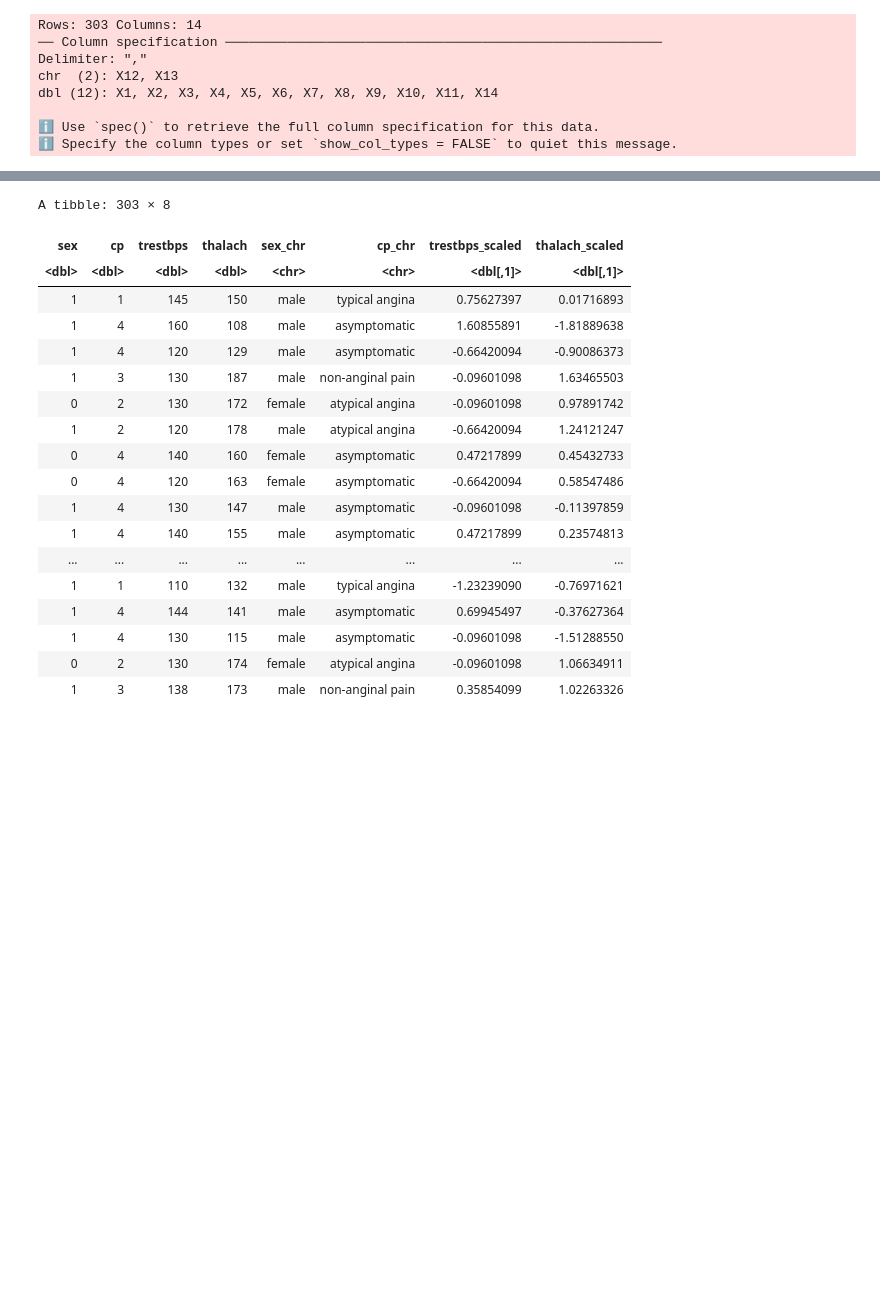
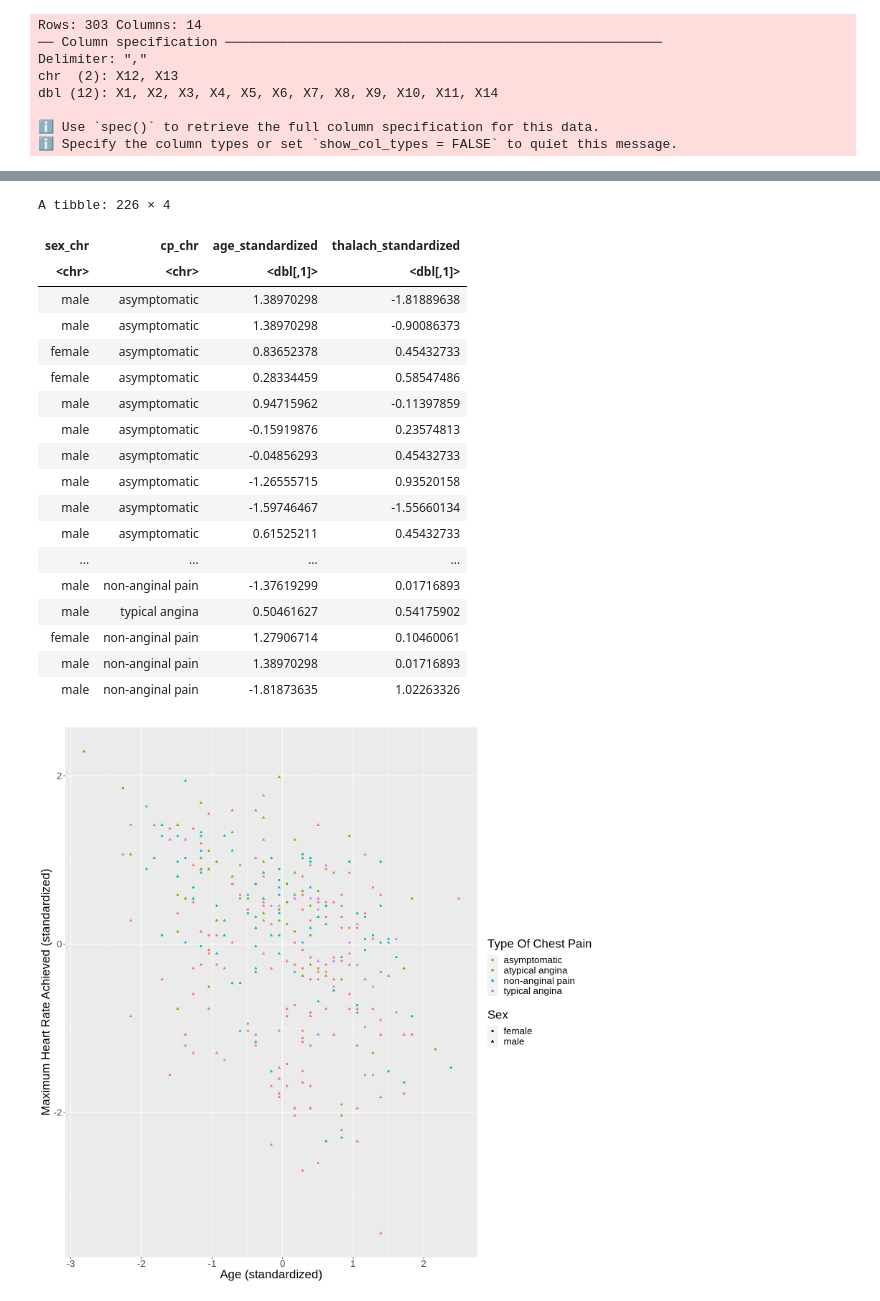
Before and after one commit to ImRURprimeUprime/Dsci100-Group-Project, a Jupyter notebook: Untitled.ipynb, the cells around one changed output, grey strips where cells are left out. Saved outputs shown, nothing was run; the diff lists cells and outputs as text; code cells hidden in the pictures; blank space fills up the shorter version.

Commit message:
Finished with plotting

```diff
--- a/Untitled.ipynb
+++ b/Untitled.ipynb
@@ -60,42 +39,59 @@ A spec_tbl_df: 303 × 14
 # %%
 #change to the na.rm method
 # removing rows which have NA values
 cleveland_no_na <- cleveland |>
     na.omit()
 
-# selecting the columns which we will be using in our analysis
-cleveland_selected <- cleveland_no_na |>
-    select(sex, cp, trestbps, thalach)
-
 #should give credits
 #https://dplyr.tidyverse.org/reference/if_else.html
 # mutating the data into human readable
-cleveland_mutated <- cleveland_selected |>
+cleveland_mutated <- cleveland_no_na |>
     mutate(sex_chr = (if_else(sex == 1, "male", "female")),
             cp_chr = (if_else(cp == 1, "typical angina",
                              if_else(cp == 2, "atypical angina",
                                     if_else(cp == 3, "non-anginal pain", "asymptomatic")))),
-          trestbps_scaled = scale(trestbps),
-          thalach_scaled = scale(thalach))
+          age_standardized = scale(age, center = TRUE, scale = TRUE),
+          thalach_standardized = scale(thalach, center = TRUE, scale = TRUE))
 
-cleveland_mutated
+# selecting the columns which we will be using in our analysis
+cleveland_selected <- cleveland_mutated |>
+    select(sex_chr, cp_chr, age_standardized, thalach_standardized)
+
+
+# splitting the dataset into training set and testing set, produce the training set table
+cleveland_split <- initial_split(cleveland_selected, prop = 0.75, strata = cp_chr)
+cleveland_train <- training(cleveland_split)
+cleveland_test <- testing(cleveland_split)
+cleveland_train
+
+# produce a graph for the training set
+options(repr.plot.width=13, repr.plot.height=13)
+cleveland_plot <- cleveland_selected |>
+    ggplot(aes(x = age_standardized, y = thalach_standardized)) +
+    geom_point(aes(color = cp_chr, shape = sex_chr)) +
+    labs(x = "Age (standardized)", y = "Maximum Heart Rate Achieved (standardized)",
+         color = "Type Of Chest Pain", shape = "Sex") +
+    theme(text = element_text(size = 20))
+
+cleveland_plot
 # %% [output]
-A tibble: 303 × 8
+A tibble: 226 × 4
-| sex | cp | trestbps | thalach | sex_chr | cp_chr | trestbps_scaled | thalach_scaled |
-| <dbl> | <dbl> | <dbl> | <dbl> | <chr> | <chr> | <dbl[,1]> | <dbl[,1]> |
-| 1 | 1 | 145 | 150 | male | typical angina | 0.75627397 | 0.01716893 |
-| 1 | 4 | 160 | 108 | male | asymptomatic | 1.60855891 | -1.81889638 |
-| 1 | 4 | 120 | 129 | male | asymptomatic | -0.66420094 | -0.90086373 |
-| 1 | 3 | 130 | 187 | male | non-anginal pain | -0.09601098 | 1.63465503 |
-| 0 | 2 | 130 | 172 | female | atypical angina | -0.09601098 | 0.97891742 |
-| 1 | 2 | 120 | 178 | male | atypical angina | -0.66420094 | 1.24121247 |
-| 0 | 4 | 140 | 160 | female | asymptomatic | 0.47217899 | 0.45432733 |
-| 0 | 4 | 120 | 163 | female | asymptomatic | -0.66420094 | 0.58547486 |
-| 1 | 4 | 130 | 147 | male | asymptomatic | -0.09601098 | -0.11397859 |
-| 1 | 4 | 140 | 155 | male | asymptomatic | 0.47217899 | 0.23574813 |
-| ... | ... | ... | ... | ... | ... | ... | ... |
-| 1 | 1 | 110 | 132 | male | typical angina | -1.23239090 | -0.76971621 |
-| 1 | 4 | 144 | 141 | male | asymptomatic | 0.69945497 | -0.37627364 |
-| 1 | 4 | 130 | 115 | male | asymptomatic | -0.09601098 | -1.51288550 |
-| 0 | 2 | 130 | 174 | female | atypical angina | -0.09601098 | 1.06634911 |
-| 1 | 3 | 138 | 173 | male | non-anginal pain | 0.35854099 | 1.02263326 |
+| sex_chr | cp_chr | age_standardized | thalach_standardized |
+| <chr> | <chr> | <dbl[,1]> | <dbl[,1]> |
+| male | asymptomatic | 1.38970298 | -1.81889638 |
+| male | asymptomatic | 1.38970298 | -0.90086373 |
+| female | asymptomatic | 0.83652378 | 0.45432733 |
+| female | asymptomatic | 0.28334459 | 0.58547486 |
+| male | asymptomatic | 0.94715962 | -0.11397859 |
+| male | asymptomatic | -0.15919876 | 0.23574813 |
+| male | asymptomatic | -0.04856293 | 0.45432733 |
+| male | asymptomatic | -1.26555715 | 0.93520158 |
+| male | asymptomatic | -1.59746467 | -1.55660134 |
+| male | asymptomatic | 0.61525211 | 0.45432733 |
+| ... | ... | ... | ... |
+| male | non-anginal pain | -1.37619299 | 0.01716893 |
+| male | typical angina | 0.50461627 | 0.54175902 |
+| female | non-anginal pain | 1.27906714 | 0.10460061 |
+| male | non-anginal pain | 1.38970298 | 0.01716893 |
+| male | non-anginal pain | -1.81873635 | 1.02263326 |
+[figure, added]
```
Also changed, not shown: parts of 2 cells of this notebook.
